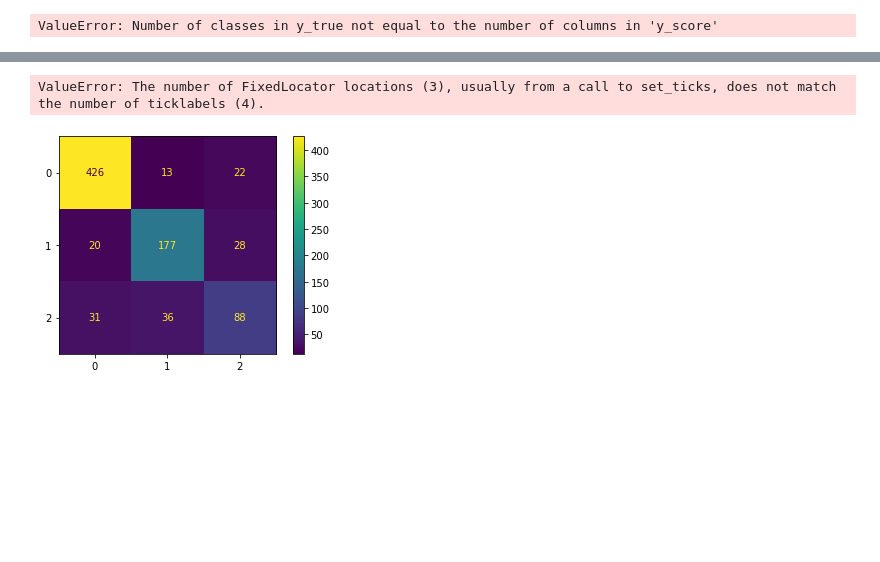
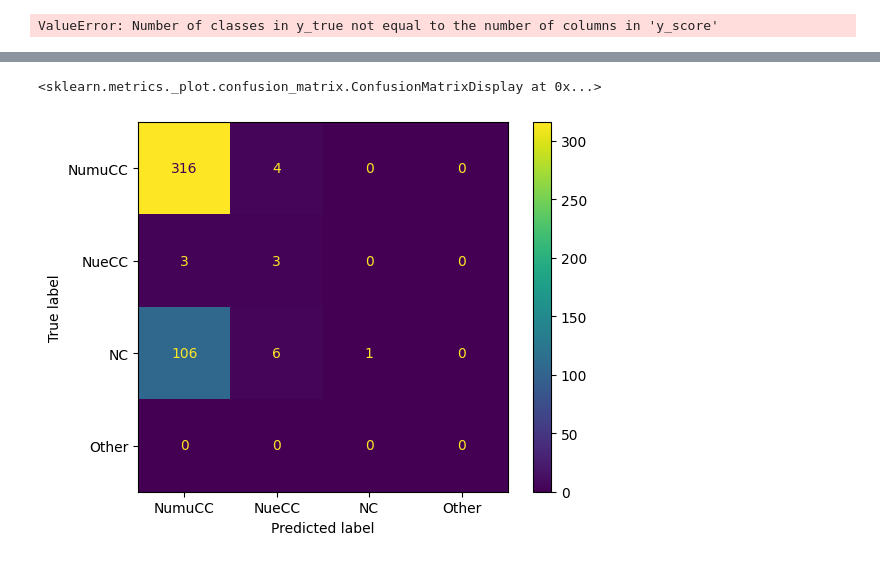
Before and after one commit to binzhang-1237/dune-transformercvn, a Jupyter notebook: Evaluate.ipynb, the cells around one changed output, grey strips where cells are left out. Saved outputs shown, nothing was run; the diff lists cells and outputs as text; code cells hidden in the pictures; blank space fills up the shorter version.

```diff
--- a/Evaluate.ipynb
+++ b/Evaluate.ipynb
@@ -117,9 +118,11 @@ NETWORK = NeutrinoFullDenseTrainer
 #NETWORK = NeutrinoFullDenseTrainer
 #NETWORK = NeutrinoFullSDXLTrainer
 # %%
-BASE_DIRECTORY = "./tutorial_dense/version_4/"
+# BASE_DIRECTORY = "./tutorial_dense/version_4/"
 #CHECKPOINT_PATH = "./tutorial_dense/version_0/checkpoints/last.ckpt"
-CHECKPOINT_PATH = "./tutorial_dense/version_4/checkpoints/last.ckpt"
+# CHECKPOINT_PATH = "./tutorial_dense/version_4/checkpoints/last.ckpt"
+BASE_DIRECTORY = "./training_2026prod/version_0/"
+CHECKPOINT_PATH = "./training_2026prod/version_0/checkpoints/last.ckpt"
 # %%
 options = Options.load(f"{BASE_DIRECTORY}/options.json")
 if TESTING_FILE:
@@ -424,10 +430,10 @@ NameError: name 'event_aucs' is not defined
 # %%
-err_mat = confusion_matrix(event_targets, event_predictions)
+err_mat = confusion_matrix(event_targets, event_predictions, labels=np.arange(len(event_classes)))
 disp = ConfusionMatrixDisplay(confusion_matrix=err_mat, display_labels=event_classes)
 disp.plot()
 # %% [output]
-ValueError: The number of FixedLocator locations (3), usually from a call to set_ticks, does not match the number of ticklabels (4).
+<sklearn.metrics._plot.confusion_matrix.ConfusionMatrixDisplay at 0x...>
-[figure, old version]
+[figure, new version]
 # %%
 err_mat = confusion_matrix(event_targets, event_predictions, normalize='true', labels=[0,1,2])
 disp = ConfusionMatrixDisplay(confusion_matrix=err_mat, display_labels=event_classes[:3])
```
Also changed, not shown: parts of 19 cells of this notebook, 1 other file.
